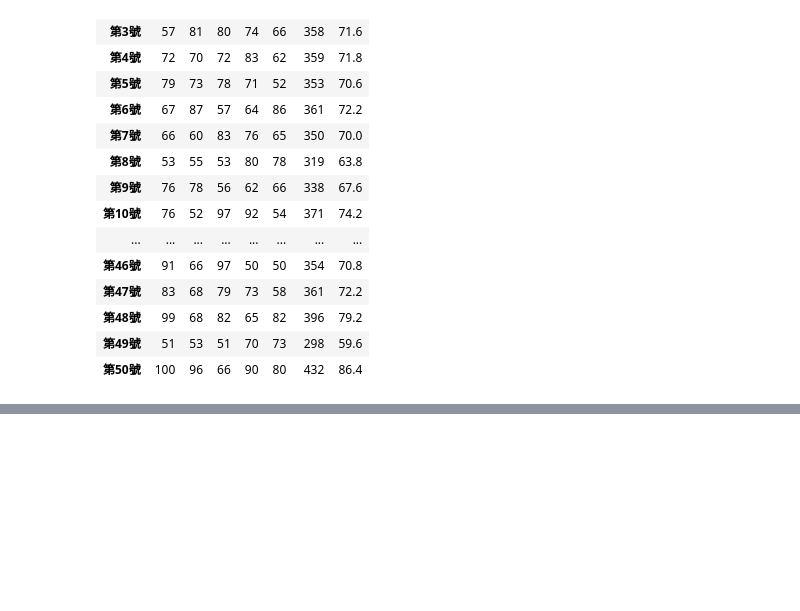
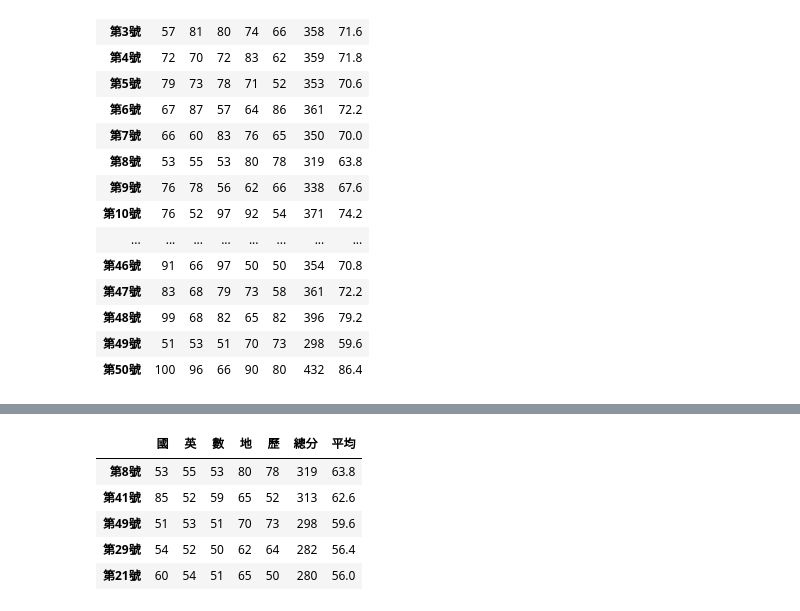
Before and after one commit to adalee3/__test2___, a Jupyter notebook: lesson11.ipynb, the cells around one changed output, grey strips where cells are left out. Drawn from its saved outputs; the diff is of its cells as text; code cells hidden in the pictures; blank space fills up the shorter version.

```diff
--- a/lesson11.ipynb
+++ b/lesson11.ipynb
@@ -120,0 +132,9 @@ df1
+# %%
+df2.iloc[-5:]
+# %% [output]
+|  | 國 | 英 | 數 | 地 | 歷 | 總分 | 平均 |
+| 第8號 | 53 | 55 | 53 | 80 | 78 | 319 | 63.8 |
+| 第41號 | 85 | 52 | 59 | 65 | 52 | 313 | 62.6 |
+| 第49號 | 51 | 53 | 51 | 70 | 73 | 298 | 59.6 |
+| 第29號 | 54 | 52 | 50 | 62 | 64 | 282 | 56.4 |
+| 第21號 | 60 | 54 | 51 | 65 | 50 | 280 | 56.0 |
```
Also changed, not shown: parts of 2 cells of this notebook.
